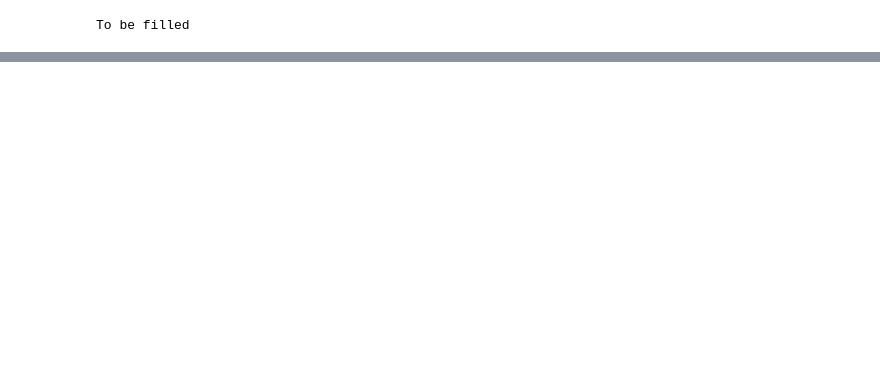
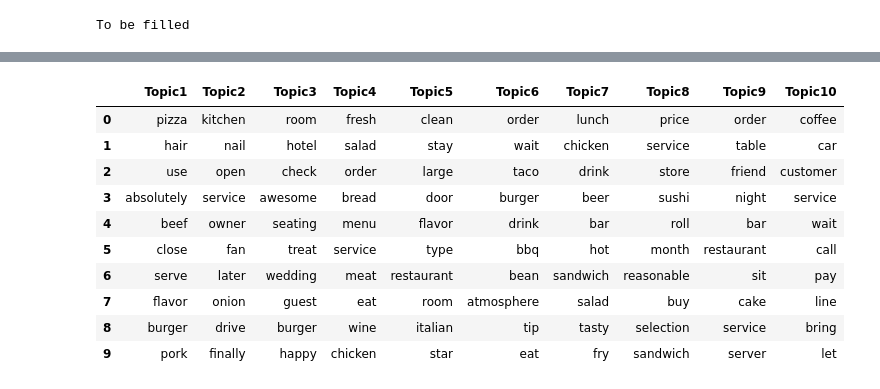
Before and after one commit to schustal-cpu/analyze_message_topics, a Jupyter notebook: analyze_data.ipynb, the cells around one changed output, grey strips where cells are left out. Drawn from its saved outputs; the diff is of its cells as text; code cells hidden in the pictures; blank space fills up the shorter version.

Commit message:
added en/ger separation for BoW, Comparison TFIDF/LDA, BoW/LDA, first try LSA Implementation

```diff
--- a/analyze_data.ipynb
+++ b/analyze_data.ipynb
@@ -14,13 +14,11 @@ from collections import Counter
 import spacy # Lemmatizer
 
 import pandas as pd
-#pd.set_option('display.max_rows', None)
-#pd.set_option('display.max_columns', None)
+pd.set_option('display.max_rows', None)
+pd.set_option('display.max_columns', None)
 
-from sklearn.feature_extraction.text import CountVectorizer
-from sklearn.feature_extraction.text import TfidfVectorizer
-from sklearn.decomposition import TruncatedSVD
-from sklearn.decomposition import LatentDirichletAllocation
+from sklearn.feature_extraction.text import CountVectorizer, TfidfVectorizer
+from sklearn.decomposition import TruncatedSVD, LatentDirichletAllocation
 
 #import matplotlib.pyplot as plt
 #import matplotlib.ticker as mtick
@@ -487,0 +577,62 @@ for _ in tqdm(range(max_iter), desc="LDA BoW Topic trainieren"):
+# %%
+df_bow_lda_en = topics_matrix(
+    lda_bow_topics_by_lang["en"]["model"],
+    vectors_topic["bow_by_lang"]["en"]["feature_names"],
+    n_top_words=10
+)
+
+df_tfidf_lda_en = topics_matrix(
+    lda_tfidf_topics_by_lang["en"]["model"],
+    vectors_topic["tfidf_by_lang"]["en"]["feature_names"],
+    n_top_words=10
+)
+
+df_tfidf_lsa_en = topics_matrix(
+    lsa_tfidf_topics_by_lang["en"]["model"],
+    vectors_topic["tfidf_by_lang"]["en"]["feature_names"],
+    n_top_words=10
+)
+
+
+df_bow_lda_de = topics_matrix(
+    lda_bow_topics_by_lang["de"]["model"],
+    vectors_topic["bow_by_lang"]["de"]["feature_names"],
+    n_top_words=10
+)
+
+df_tfidf_lda_de = topics_matrix(
+    lda_tfidf_topics_by_lang["de"]["model"],
+    vectors_topic["tfidf_by_lang"]["de"]["feature_names"],
+    n_top_words=10
+)
+
+df_tfidf_lsa_de = topics_matrix(
+    lsa_tfidf_topics_by_lang["de"]["model"],
+    vectors_topic["tfidf_by_lang"]["de"]["feature_names"],
+    n_top_words=10
+)
+
+
+from IPython.display import display, Markdown
+
+# -------- Englisch --------
+display(Markdown("## BoW + LDA (EN)"))
+display(df_bow_lda_en)
+
+display(Markdown("## TF-IDF + LDA (EN)"))
+display(df_tfidf_lda_en)
+
+display(Markdown("## TF-IDF + LSA (EN)"))
+display(df_tfidf_lsa_en)
+
+
+# -------- Deutsch --------
+display(Markdown("## BoW + LDA (DE)"))
+display(df_bow_lda_de)
+
+display(Markdown("## TF-IDF + LDA (DE)"))
+display(df_tfidf_lda_de)
+
+display(Markdown("## TF-IDF + LSA (DE)"))
+display(df_tfidf_lsa_de)
+# %% [output]
@@ -487,0 +640,11 @@ for _ in tqdm(range(max_iter), desc="LDA BoW Topic trainieren"):
+|  | Topic1 | Topic2 | Topic3 | Topic4 | Topic5 | Topic6 | Topic7 | Topic8 | Topic9 | Topic10 |
+| 0 | pizza | kitchen | room | fresh | clean | order | lunch | price | order | coffee |
+| 1 | hair | nail | hotel | salad | stay | wait | chicken | service | table | car |
+| 2 | use | open | check | order | large | taco | drink | store | friend | customer |
+| 3 | absolutely | service | awesome | bread | door | burger | beer | sushi | night | service |
+| 4 | beef | owner | seating | menu | flavor | drink | bar | roll | bar | wait |
+| 5 | close | fan | treat | service | type | bbq | hot | month | restaurant | call |
+| 6 | serve | later | wedding | meat | restaurant | bean | sandwich | reasonable | sit | pay |
+| 7 | flavor | onion | guest | eat | room | atmosphere | salad | buy | cake | line |
+| 8 | burger | drive | burger | wine | italian | tip | tasty | selection | service | bring |
+| 9 | pork | finally | happy | chicken | star | eat | fry | sandwich | server | let |
```
Also changed, not shown: parts of 12 cells of this notebook, 1 other file.
